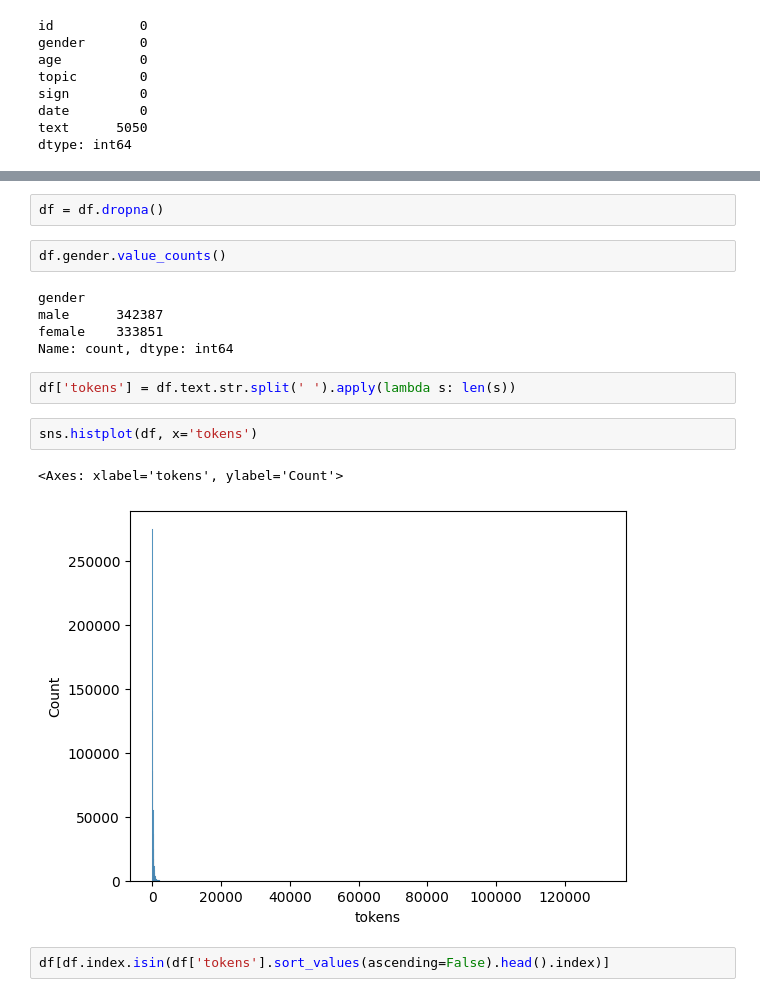
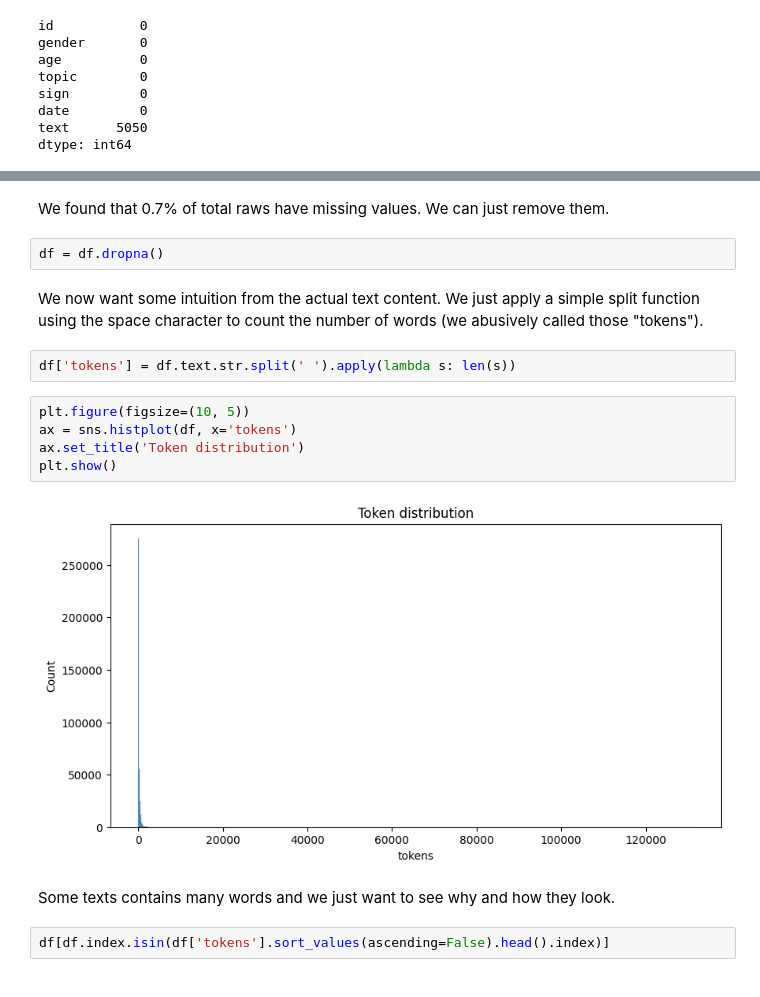
Before and after one commit to schwp/slm-user-modeling-research, a Jupyter notebook: notebook/phase_0_eda.ipynb, the cells around one changed output, grey strips where cells are left out. Drawn from its saved outputs; the diff is of its cells as text.

```diff
--- a/notebook/phase_0_eda.ipynb
+++ b/notebook/phase_0_eda.ipynb
@@ -79,19 +119,20 @@ dtype: int64
+# %% [markdown]
+We found that 0.7% of total raws have missing values. We can just remove them.
 # %%
 df = df.dropna()
-# %%
-df.gender.value_counts()
-# %% [output]
-gender
-male      342387
-female    333851
-Name: count, dtype: int64
+# %% [markdown]
+We now want some intuition from the actual text content. We just apply a simple split function using the space character to count the number of words (we abusively called those "tokens").
 # %%
 df['tokens'] = df.text.str.split(' ').apply(lambda s: len(s))
 # %%
-sns.histplot(df, x='tokens')
+plt.figure(figsize=(10, 5))
+ax = sns.histplot(df, x='tokens')
+ax.set_title('Token distribution')
+plt.show()
 # %% [output]
-<Axes: xlabel='tokens', ylabel='Count'>
-[figure, old version]
+[figure, new version]
+# %% [markdown]
+Some texts contains many words and we just want to see why and how they look.
 # %%
 df[df.index.isin(df['tokens'].sort_values(ascending=False).head().index)]
 # %% [output]
```
Also changed, not shown: parts of 21 cells of this notebook, 1 other file.
